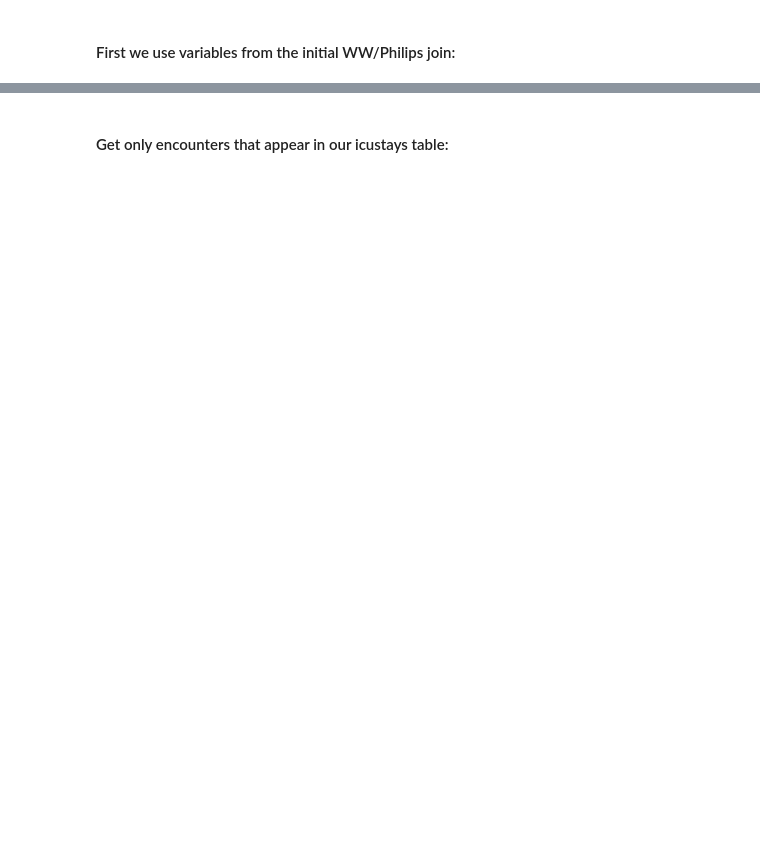
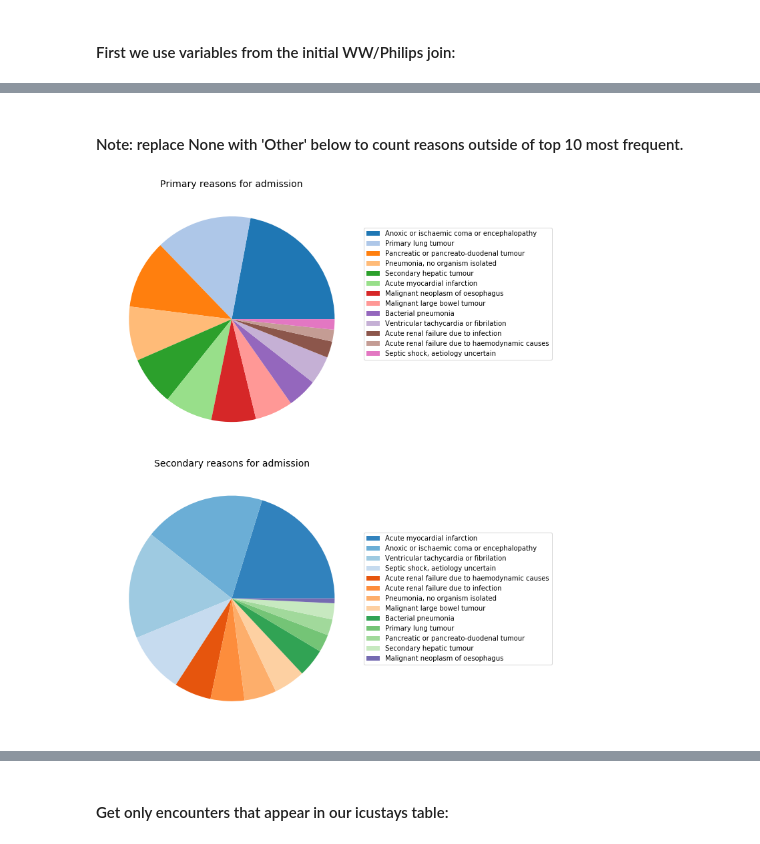
Before and after one commit to UHBristolDataScience/ICNARC-to-Philips-Linkage, a Jupyter notebook: Merging data.ipynb, the cells around one changed output, grey strips where cells are left out. Drawn from its saved outputs; the diff is of its cells as text; code cells hidden in the pictures; blank space fills up the shorter version.

Commit message:
Added code to produce clean figures for publication. TODO: remove anomalous and non-physical variable values.

```diff
--- a/Merging data.ipynb
+++ b/Merging data.ipynb
@@ -219,0 +166,48 @@ Name: Primary reason for admission to your unit, Length: 4831, dtype: object
+# %%
+primary_reasons = icnarc_data.groupby('Primary reason for admission to your unit').agg({'encounterId':'count'}).sort_values('encounterId', ascending=False).reset_index()
+secondary_reasons = icnarc_data.groupby('Secondary reason for admission to your unit').agg({'encounterId':'count'}).sort_values('encounterId', ascending=False).reset_index()
+# %%
+icnarc_codes = {'1.1.4.39.1' : 'Primary lung tumour',
+               '2.4.2.7.3' : 'Anoxic or ischaemic coma or encephalopathy',
+               '1.3.9.39.1' : 'Pancreatic or pancreato-duodenal tumour',
+               '2.1.10.7.3' : 'Anoxic or ischaemic coma or encephalopathy',
+               '2.1.4.27.5' : 'Pneumonia, no organism isolated',
+               '1.3.7.39.2' : 'Secondary hepatic tumour',
+               '2.2.1.30.1' : 'Acute myocardial infarction',
+               '1.3.2.39.1' : 'Malignant neoplasm of oesophagus',
+               '1.3.6.39.2' : 'Malignant large bowel tumour',
+               '2.1.4.27.1' : 'Bacterial pneumonia',
+               '2.2.5.32.2' : 'Ventricular tachycardia or fibrilation',
+               '2.2.12.35.2' : 'Septic shock, aetiology uncertain',
+               '2.7.1.13.2' : 'Acute renal failure due to haemodynamic causes',
+               '2.7.1.13.1' : 'Acute renal failure due to infection',
+               '1.3.6.39.2' : 'Malignant large bowel tumour'}
+# %% [markdown]
+#### Note: replace None with 'Other' below to count reasons outside of top 10 most frequent.
+# %%
+primary_reasons['Primary reason'] = [icnarc_codes[code] if code in icnarc_codes.keys() else None for code in primary_reasons['Primary reason for admission to your unit']]
+secondary_reasons['Secondary reason'] = [icnarc_codes[code] if code in icnarc_codes.keys() else None for code in secondary_reasons['Secondary reason for admission to your unit']]
+# %%
+primary_reasons = primary_reasons.groupby('Primary reason').agg({'encounterId':'sum'}).sort_values('encounterId', ascending=False).reset_index()
+secondary_reasons = secondary_reasons.groupby('Secondary reason').agg({'encounterId':'sum'}).sort_values('encounterId', ascending=False).reset_index()
+# %%
+# nice use of plot context: https://stackoverflow.com/questions/52134364/how-could-i-get-a-different-pie-chart-color
+fig = plt.figure(figsize=(10,12))
+
+with plt.style.context({"axes.prop_cycle" : plt.cycler("color", plt.cm.tab20.colors)}):
+    ax = fig.add_subplot(211, aspect="equal")
+    ax.pie(primary_reasons['encounterId'] );
+    ax.legend(labels=primary_reasons['Primary reason'], ncol=1, loc='center left', bbox_to_anchor=(1,.6));
+    ax.set_title('Primary reasons for admission', fontsize=14);
+
+with plt.style.context({"axes.prop_cycle" : plt.cycler("color", plt.cm.tab20c.colors)}):
+    ax = fig.add_subplot(212, aspect="equal")
+    ax.pie(secondary_reasons['encounterId']);
+    ax.legend(labels=secondary_reasons['Secondary reason'], ncol=1, loc='center left', bbox_to_anchor=(1,.5));
+    ax.set_title('Secondary reasons for admission', fontsize=14);
+
+plt.tight_layout()
+plt.subplots_adjust(right=0.55, top=0.95)
+plt.savefig('reasons_for_admission.png');
+# %% [output]
+[figure, added]
```
Also changed, not shown: parts of 94 cells of this notebook, 4 other files.
